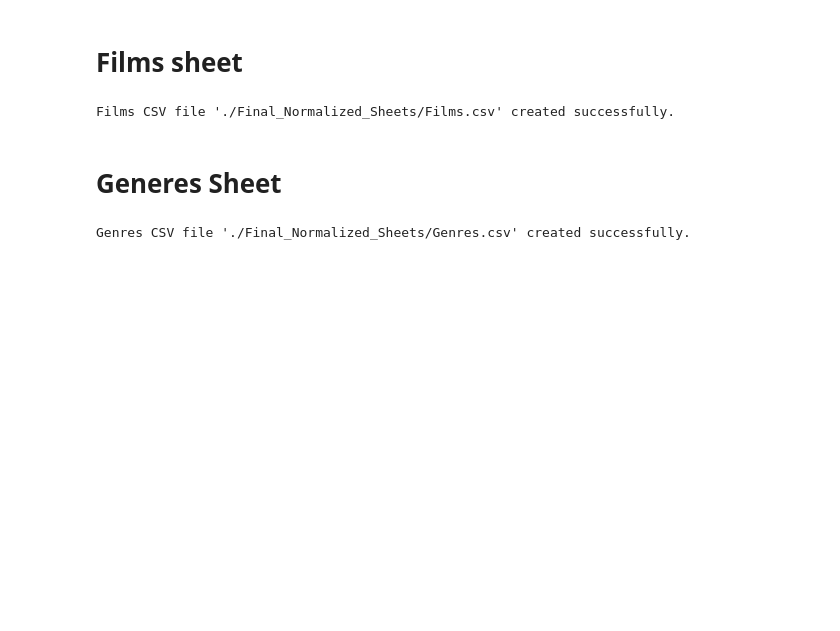
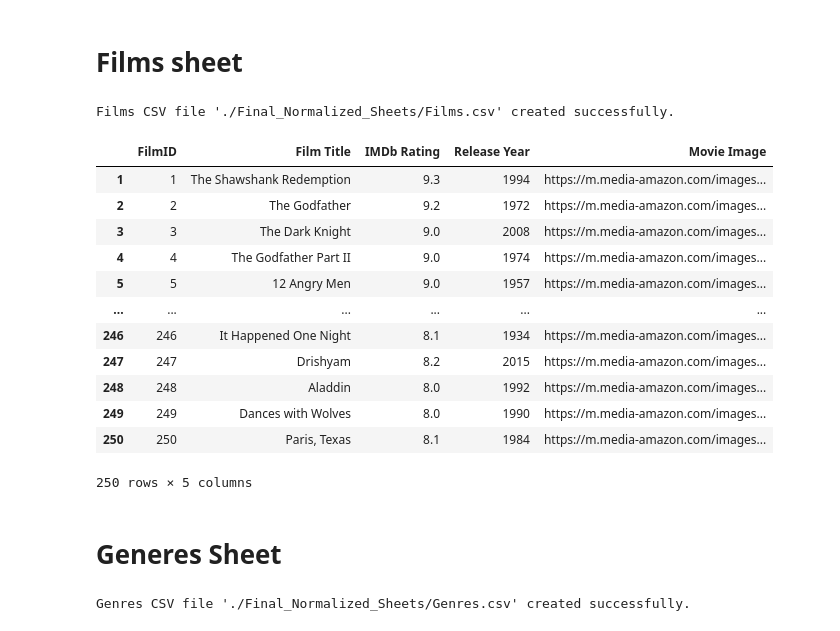
Before and after one commit to Ahmed-Abdellmoneim/IMDb-Top-250-Scraper-Review, a Jupyter notebook: Normalization Code/main.ipynb, the cells around one changed output. Cells and saved outputs as stored; diff of their text form; code cells hidden in the pictures; blank space fills up the shorter version.

```diff
--- a/Normalization Code/main.ipynb
+++ b/Normalization Code/main.ipynb
@@ -40,6 +40,22 @@ films_df.to_csv(films_csv_file_path, index=False)
 print(f"Films CSV file '{films_csv_file_path}' created successfully.")
 # %% [output]
 Films CSV file './Final_Normalized_Sheets/Films.csv' created successfully.
+# %%
+films_df
+# %% [output]
+|  | FilmID | Film Title | IMDb Rating | Release Year | Movie Image |
+| 1 | 1 | The Shawshank Redemption | 9.3 | 1994 | https://m.media-amazon.com/images... |
+| 2 | 2 | The Godfather | 9.2 | 1972 | https://m.media-amazon.com/images... |
+| 3 | 3 | The Dark Knight | 9.0 | 2008 | https://m.media-amazon.com/images... |
+| 4 | 4 | The Godfather Part II | 9.0 | 1974 | https://m.media-amazon.com/images... |
+| 5 | 5 | 12 Angry Men | 9.0 | 1957 | https://m.media-amazon.com/images... |
+| ... | ... | ... | ... | ... | ... |
+| 246 | 246 | It Happened One Night | 8.1 | 1934 | https://m.media-amazon.com/images... |
+| 247 | 247 | Drishyam | 8.2 | 2015 | https://m.media-amazon.com/images... |
+| 248 | 248 | Aladdin | 8.0 | 1992 | https://m.media-amazon.com/images... |
+| 249 | 249 | Dances with Wolves | 8.0 | 1990 | https://m.media-amazon.com/images... |
+| 250 | 250 | Paris, Texas | 8.1 | 1984 | https://m.media-amazon.com/images... |
+250 rows × 5 columns
 # %% [markdown]
 # Generes Sheet
 # %%
```
Also changed, not shown: parts of 7 cells of this notebook, 2 other files.
